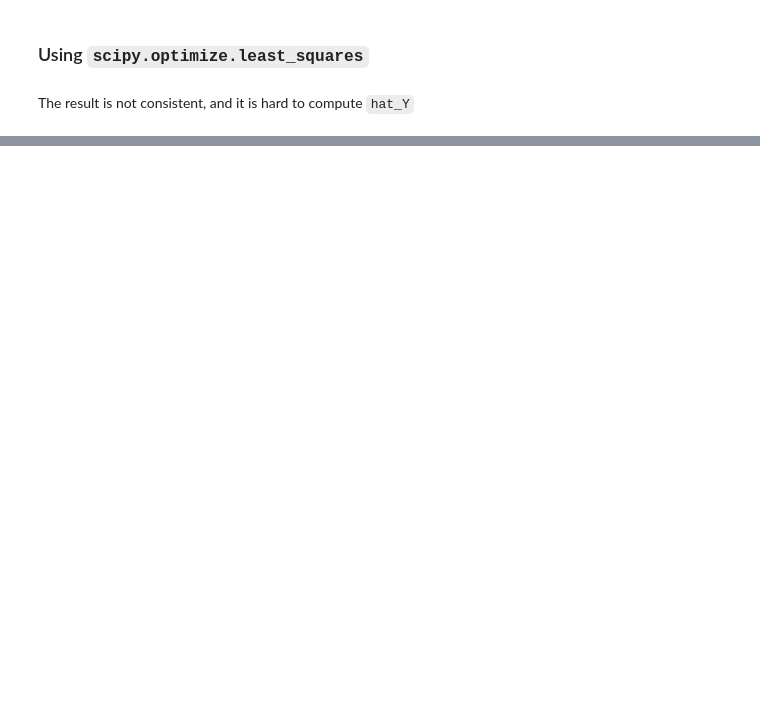
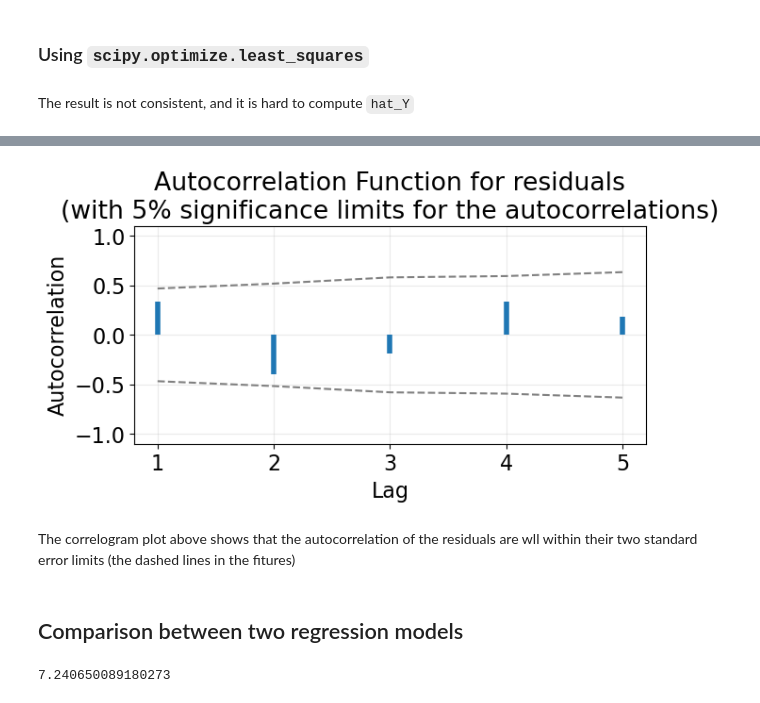
Before and after one commit to LugoBlogger/SI-201-542-forecasting-technique, a Jupyter notebook: chapter-07/07-example-05-generalized-diff.ipynb, the cells around one changed output, grey strips where cells are left out. Drawn from its saved outputs; the diff is of its cells as text; code cells hidden in the pictures; blank space fills up the shorter version.

```diff
--- a/chapter-07/07-example-05-generalized-diff.ipynb
+++ b/chapter-07/07-example-05-generalized-diff.ipynb
@@ -618,8 +756,6 @@ def get_eviews_out(df, init_params):
 
   display(table_anova)
 
-  return regress
-
-
-init_params = [50_000, 5, 0.5]
-regress = get_eviews_out(df_generalized, init_params)
+  return {"regress": regress, "param_stderr": std_errs,
+    "param_t_stat": t_stats, "param_p_vals": p_values,
+    "R_sq": R_sq, "dw_stats": dw_stats}
@@ -637,0 +762,3 @@ regress = get_eviews_out(df_generalized, init_params)
+# %%
+init_params = [50_000, 5, 0.5]
+out_dict2 = get_eviews_out(df_generalized, init_params)
@@ -715,0 +874,6 @@ def scalar_res_func(params, x_data, y_data):
+# %%
+df_correlogram = df_minitab[["Y", "X_1"]]
+df_correlogram["e_t"] = np.hstack((np.nan, out_dict2["regress"].residual))
+df_correlogram["t"] = np.arange(1, len(df_correlogram)+1, dtype=int)
+df_correlogram = df_correlogram.dropna()
+df_correlogram
@@ -715,0 +898,4 @@ def scalar_res_func(params, x_data, y_data):
+# %%
+num_of_rk = 5
+df_acorr_analysis = get_correlogram(df_correlogram, num_of_rk, columns=['t', 'e_t'])
+df_acorr_analysis
@@ -715,0 +909,14 @@ def scalar_res_func(params, x_data, y_data):
+# %%
+plot_autocorr_func(df_acorr_analysis, title=r"residuals")
+# %% [output]
+[figure, added]
+# %% [markdown]
+The correlogram plot above shows that the autocorrelation of the
+residuals are wll within their two standard error limits (the dashed lines
+in the fitures)
+# %% [markdown]
+## Comparison between two regression models
+# %%
+out_dict2["regress"].params["beta1"].stderr
+# %% [output]
+7.240650089180273
```
Also changed, not shown: parts of 25 cells of this notebook.
